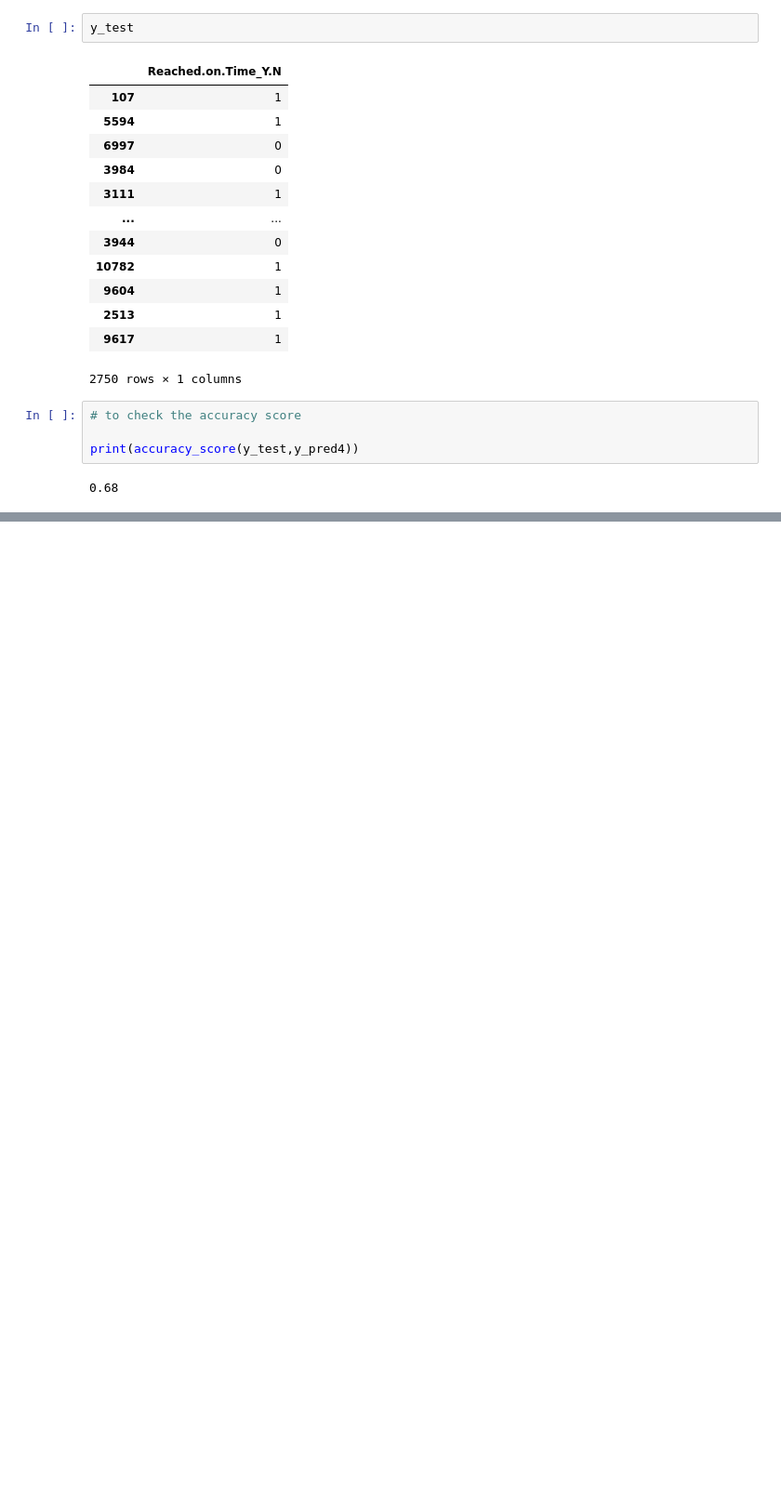
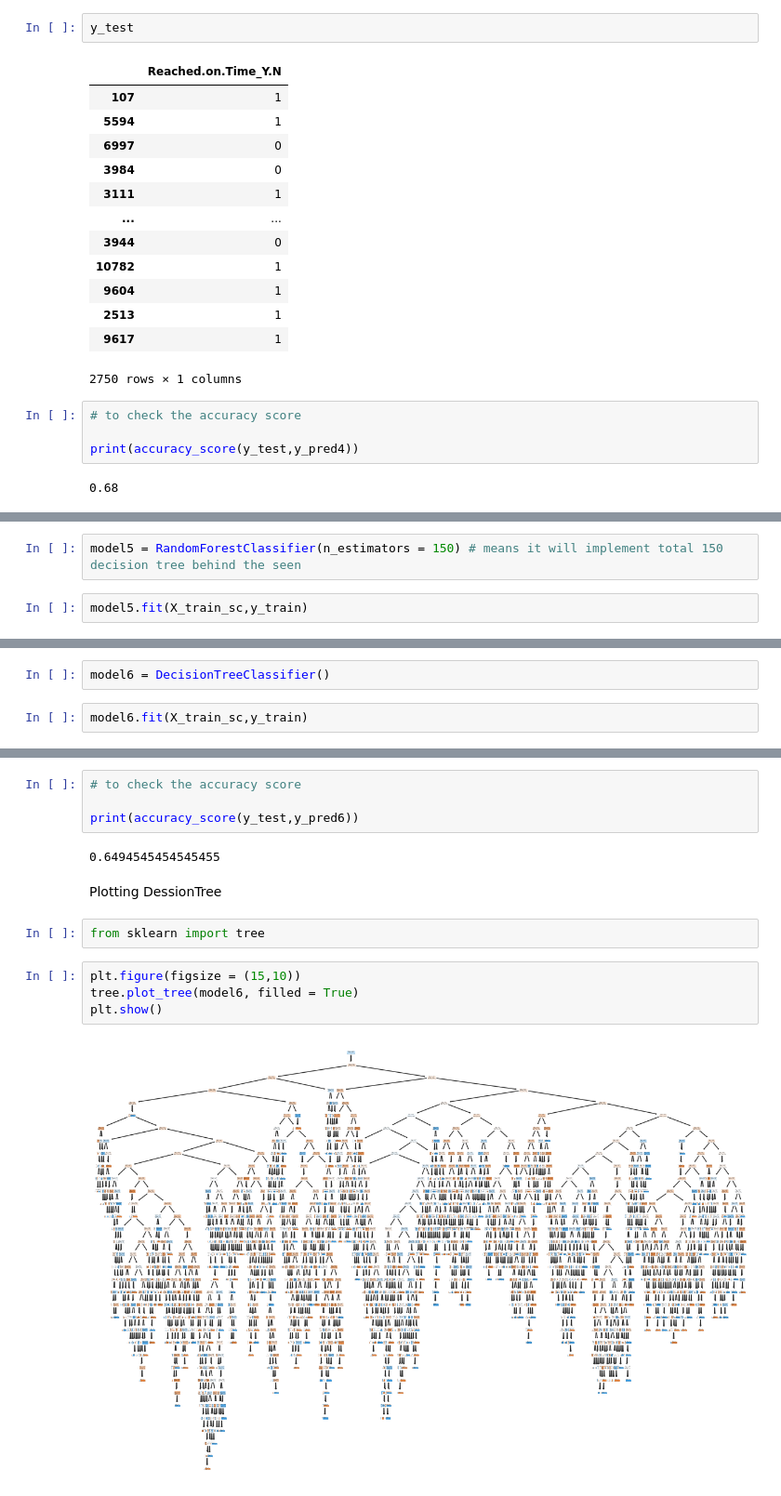
Before and after one commit to madinatt/CapstoneProject, a Jupyter notebook: Capstone_Project.ipynb, the cells around one changed output, grey strips where cells are left out. Shown at 93% size. Saved outputs shown, nothing was run; the diff lists cells and outputs as text; blank space fills up the shorter version.

```diff
--- a/Capstone_Project.ipynb
+++ b/Capstone_Project.ipynb
@@ -610,0 +625,4 @@ print(accuracy_score(y_test,y_pred4))
+# %%
+model5 = RandomForestClassifier(n_estimators = 150) # means it will implement total 150 decision tree behind the seen
+# %%
+model5.fit(X_train_sc,y_train)
@@ -610,0 +662,4 @@ print(accuracy_score(y_test,y_pred4))
+# %%
+model6 = DecisionTreeClassifier()
+# %%
+model6.fit(X_train_sc,y_train)
@@ -610,0 +689,16 @@ print(accuracy_score(y_test,y_pred4))
+# %%
+# to check the accuracy score
+
+print(accuracy_score(y_test,y_pred6))
+# %% [output]
+0.6494545454545455
+# %% [markdown]
+Plotting DessionTree
+# %%
+from sklearn import tree
+# %%
+plt.figure(figsize = (15,10))
+tree.plot_tree(model6, filled = True)
+plt.show()
+# %% [output]
+[figure, added]
```
Also changed, not shown: parts of 13 cells of this notebook, 1 other file.
